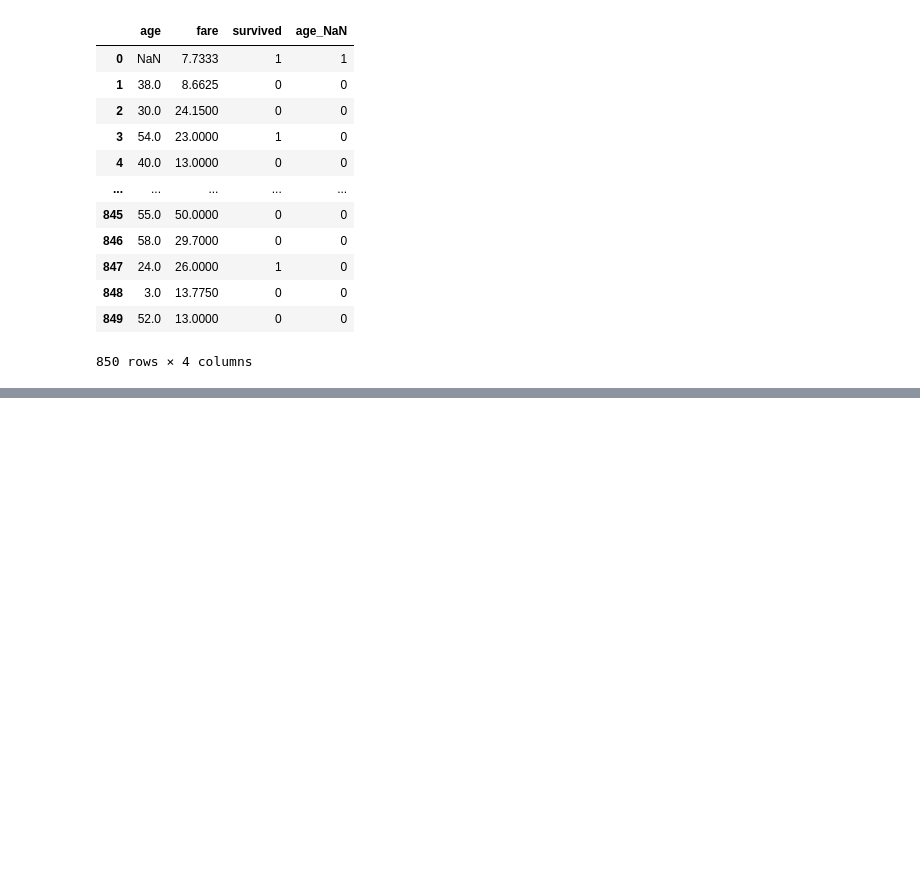
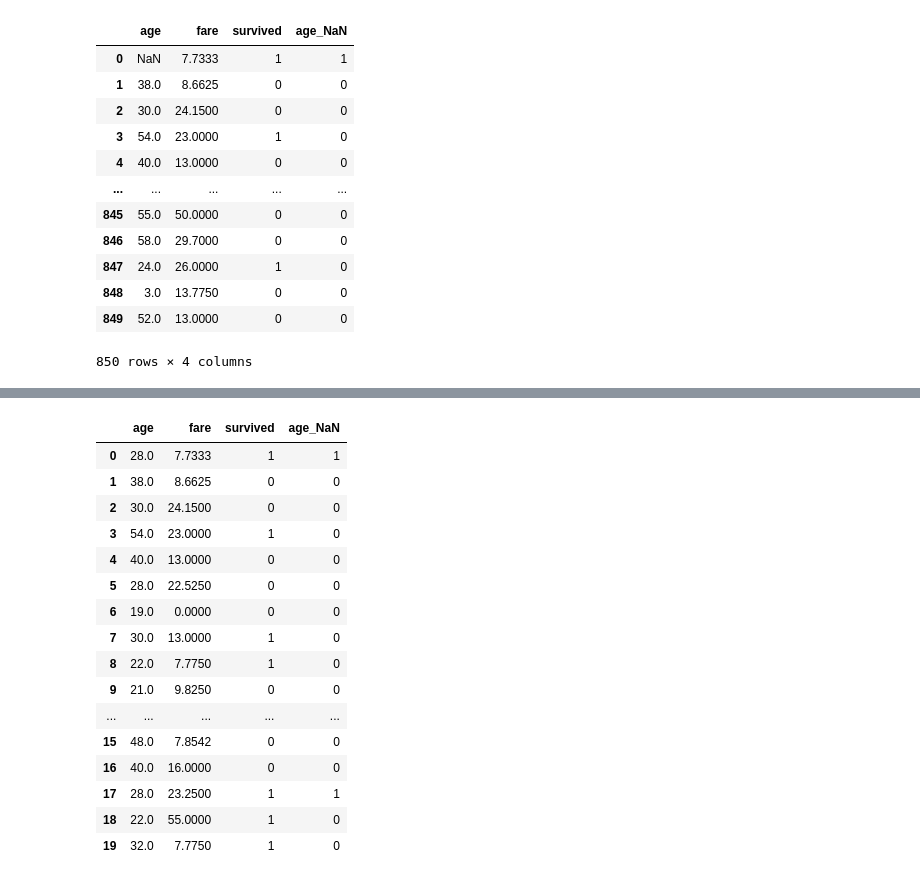
Before and after one commit to kapilw25/EDA-8-Capturing-Nan-values-with-a-New-feature---Technique-3-of-handling-missing-values, a Jupyter notebook: EDA 8) Capturing Nan values with a New feature - Technique 3 of handling missing values.ipynb, the cells around one changed output, grey strips where cells are left out. Saved outputs shown, nothing was run; the diff lists cells and outputs as text; code cells hidden in the pictures; blank space fills up the shorter version.

```diff
--- a/EDA 8) Capturing Nan values with a New feature - Technique 3 of handling missing values.ipynb
+++ b/EDA 8) Capturing Nan values with a New feature - Technique 3 of handling missing values.ipynb
@@ -70,0 +70,3 @@ df
+# %%
+df1 = df.age.median()
+int(df1)
@@ -70,0 +90,21 @@ df
+# %%
+df['age'].fillna(int(df1),inplace=True) #permanent replacement of Nan value with Median
+df.head(20) # 1 is tell the ML model there was Nan value in that row of Age column
+# %% [output]
+|  | age | fare | survived | age_NaN |
+| 0 | 28.0 | 7.7333 | 1 | 1 |
+| 1 | 38.0 | 8.6625 | 0 | 0 |
+| 2 | 30.0 | 24.1500 | 0 | 0 |
+| 3 | 54.0 | 23.0000 | 1 | 0 |
+| 4 | 40.0 | 13.0000 | 0 | 0 |
+| 5 | 28.0 | 22.5250 | 0 | 0 |
+| 6 | 19.0 | 0.0000 | 0 | 0 |
+| 7 | 30.0 | 13.0000 | 1 | 0 |
+| 8 | 22.0 | 7.7750 | 1 | 0 |
+| 9 | 21.0 | 9.8250 | 0 | 0 |
+| ... | ... | ... | ... | ... |
+| 15 | 48.0 | 7.8542 | 0 | 0 |
+| 16 | 40.0 | 16.0000 | 0 | 0 |
+| 17 | 28.0 | 23.2500 | 1 | 1 |
+| 18 | 22.0 | 55.0000 | 1 | 0 |
+| 19 | 32.0 | 7.7750 | 1 | 0 |
```
Also changed, not shown: parts of 5 cells of this notebook.
